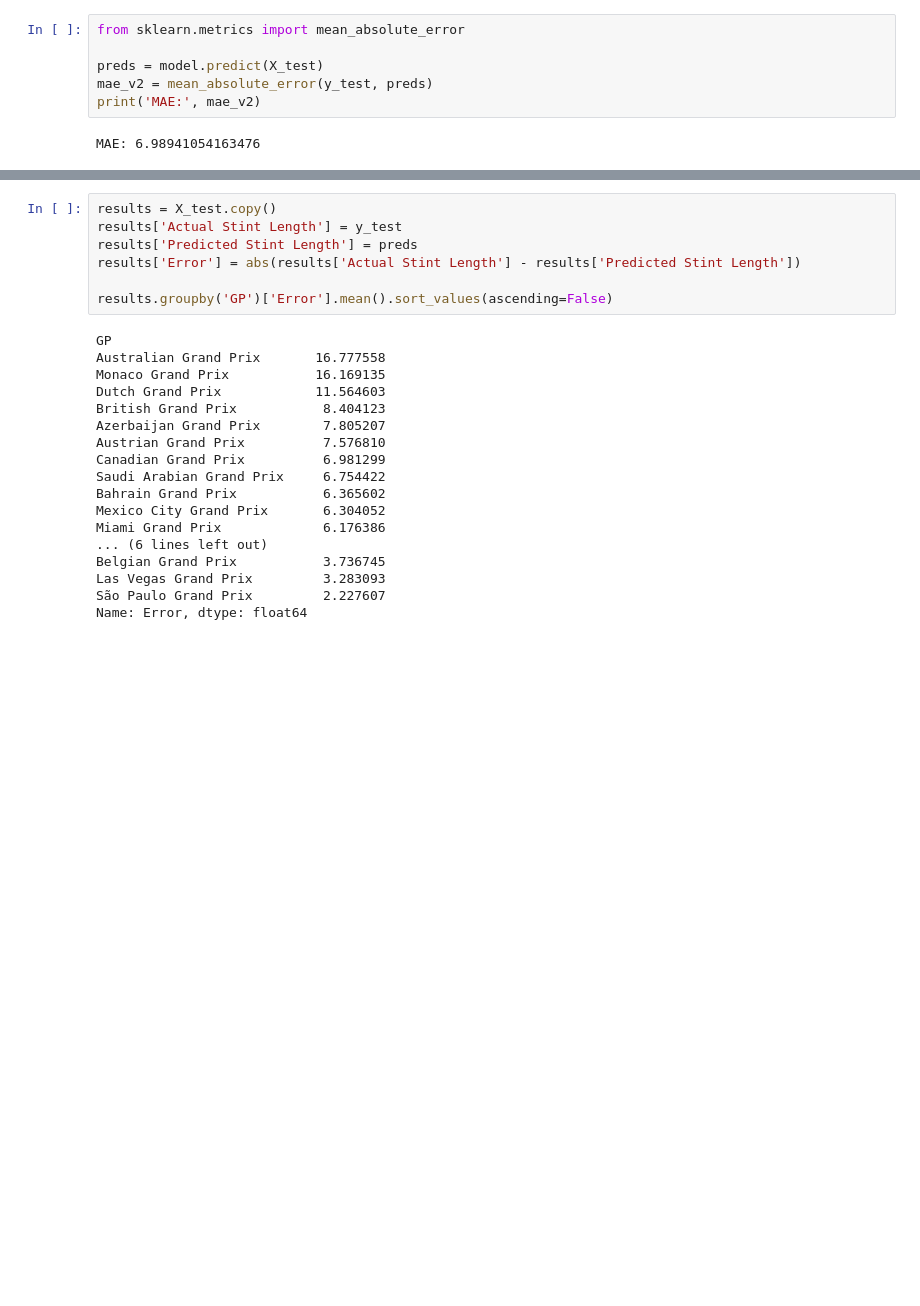
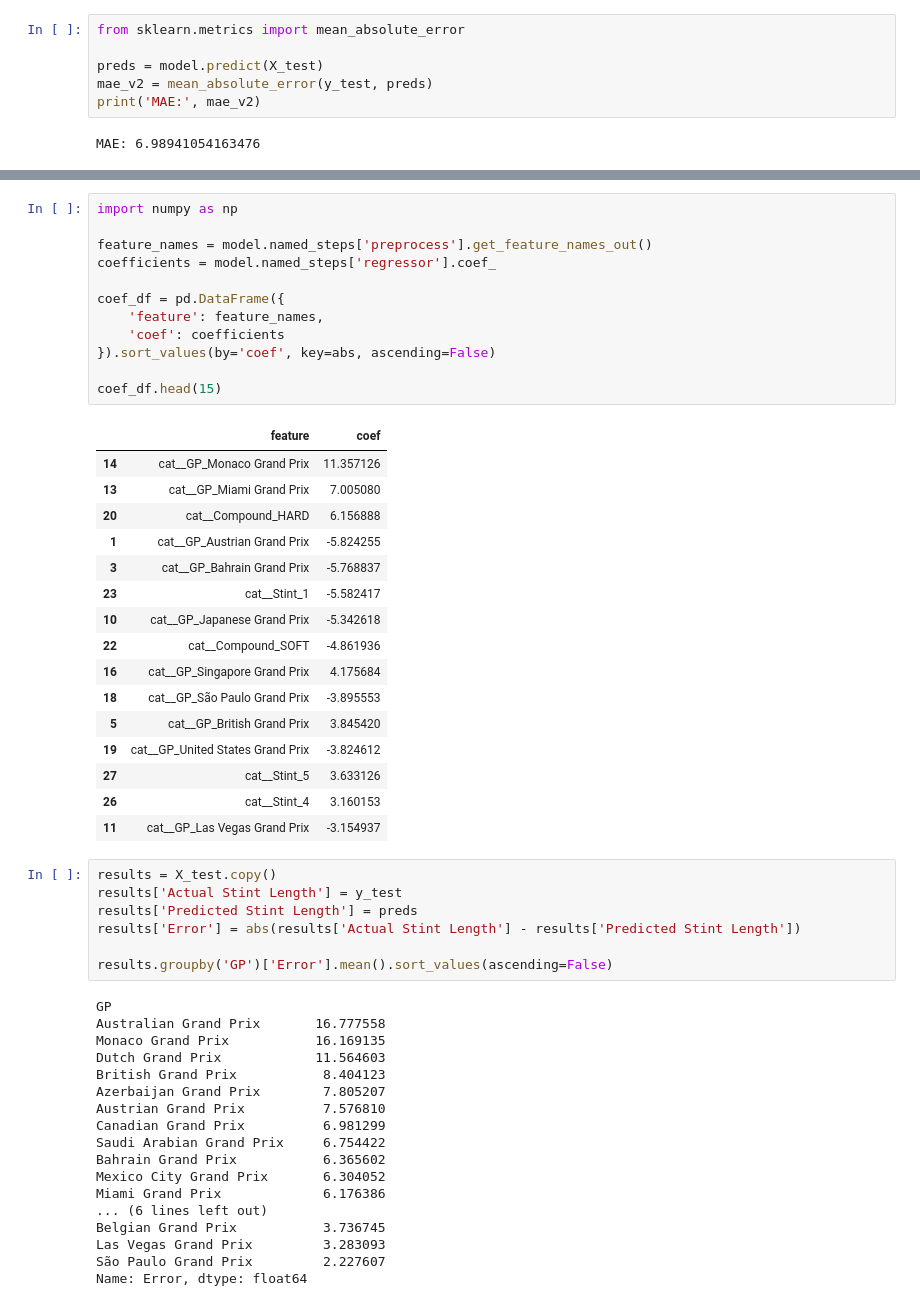
Before and after one commit to UsualSuspect09/F1-Tyre-Strategy-Engine, a Jupyter notebook: baseline_model.ipynb, the cells around one changed output, grey strips where cells are left out. Cells and saved outputs as stored; diff of their text form; blank space fills up the shorter version.

Commit message:
V2_model_rework

```diff
--- a/baseline_model.ipynb
+++ b/baseline_model.ipynb
@@ -104,3 +120,32 @@ MAE: 6.98941054163476
+# %%
+import numpy as np
+
+feature_names = model.named_steps['preprocess'].get_feature_names_out()
+coefficients = model.named_steps['regressor'].coef_
+
+coef_df = pd.DataFrame({
+    'feature': feature_names,
+    'coef': coefficients
+}).sort_values(by='coef', key=abs, ascending=False)
+
+coef_df.head(15)
+# %% [output]
+|  | feature | coef |
+| 14 | cat__GP_Monaco Grand Prix | 11.357126 |
+| 13 | cat__GP_Miami Grand Prix | 7.005080 |
+| 20 | cat__Compound_HARD | 6.156888 |
+| 1 | cat__GP_Austrian Grand Prix | -5.824255 |
+| 3 | cat__GP_Bahrain Grand Prix | -5.768837 |
+| 23 | cat__Stint_1 | -5.582417 |
+| 10 | cat__GP_Japanese Grand Prix | -5.342618 |
+| 22 | cat__Compound_SOFT | -4.861936 |
+| 16 | cat__GP_Singapore Grand Prix | 4.175684 |
+| 18 | cat__GP_São Paulo Grand Prix | -3.895553 |
+| 5 | cat__GP_British Grand Prix | 3.845420 |
+| 19 | cat__GP_United States Grand Prix | -3.824612 |
+| 27 | cat__Stint_5 | 3.633126 |
+| 26 | cat__Stint_4 | 3.160153 |
+| 11 | cat__GP_Las Vegas Grand Prix | -3.154937 |
 # %%
 results = X_test.copy()
 results['Actual Stint Length'] = y_test
```
Also changed, not shown: parts of 1 cell of this notebook.
